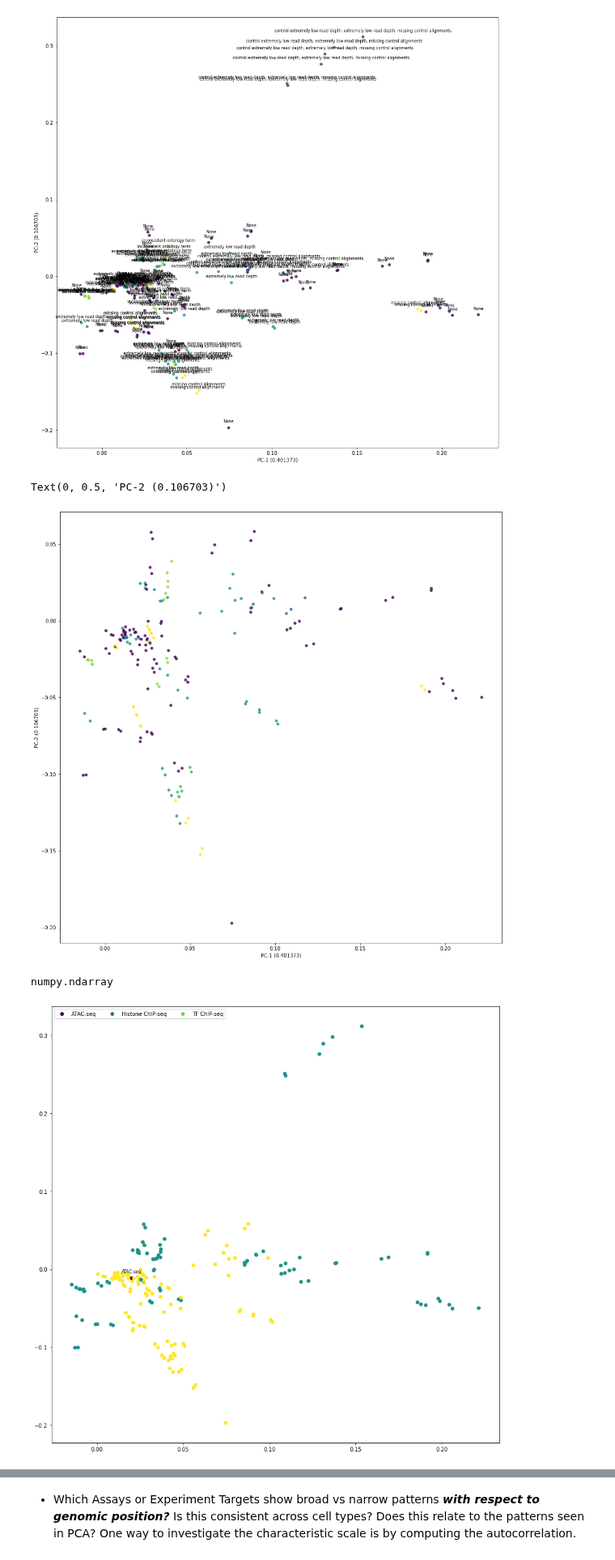
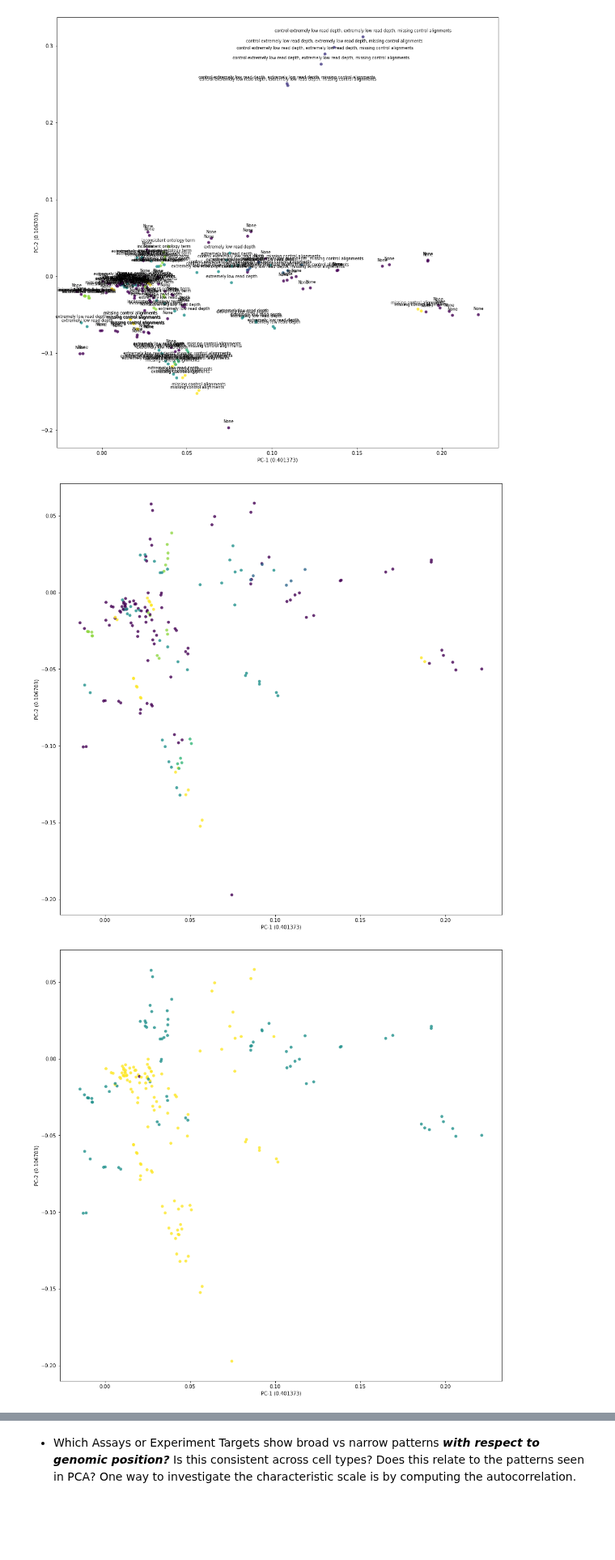
Before and after one commit to Fudenberg-Research-Group/qbio577_fall2022, a Jupyter notebook: encode-bigwig-eda.ipynb, the cells around one changed output, grey strips where cells are left out. Shown at 81% size. Cells and saved outputs as stored; diff of their text form; code cells hidden in the pictures; blank space fills up the shorter version.

```diff
--- a/encode-bigwig-eda.ipynb
+++ b/encode-bigwig-eda.ipynb
@@ -75,56 +66,14 @@ plot_pca(pca,bigwig_metadata=bigwig_metadata, metadata_label_column="Audit ERROR
 # %% [output]
 [figure]
 # %%
-labels = [bigwig_metadata.query(
-            "`File accession`==@ file_accession ").loc[:,"Audit ERROR"].values[0]
-          for file_accession in pca.feature_names_in_]
-
-indices = list(locate(labels, lambda x: x == "control extremely low read depth, extremely low read depth, missing control alignments"))
-# X_filtered = X.drop(X.columns[indices], axis=1)
-
-
-le = sklearn.preprocessing.LabelEncoder()
-le = le.fit(labels)
-labels_transformed = le.transform(labels)
-
-plt.figure(figsize=(16,16))
-plt.scatter(np.delete(pca.components_[0], indices, 0),
-            np.delete(pca.components_[1], indices, 0),
-            c = np.delete(labels_transformed, indices, 0),
-            alpha=0.8,
-            lw=0)
-plt.xlabel("PC-1 (%f)" % pca.explained_variance_ratio_[0])
-plt.ylabel("PC-2 (%f)" % pca.explained_variance_ratio_[1])
+plot_pca(pca,bigwig_metadata=bigwig_metadata, metadata_label_column="Audit ERROR", label_display=False, figsize=(16,16), alpha=0.8,
+        filter_label_column="Audit ERROR",
+        filterby="control extremely low read depth, extremely low read depth, missing control alignments")
 # %% [output]
-Text(0, 0.5, 'PC-2 (0.106703)')
 [figure]
 # %%
-labels = [bigwig_metadata.query(
-            "`File accession`==@ file_accession ").loc[:,"Assay"].values[0]
-          for file_accession in pca.feature_names_in_]
-le = sklearn.preprocessing.LabelEncoder()
-le = le.fit(labels)
-labels_transformed = le.transform(labels)
-le_name_mapping = dict(zip(le.classes_, le.transform(le.classes_)))
-
-fig, ax = plt.subplots(figsize=(15,15))
-s = ax.scatter(pca.components_[0],pca.components_[1], c=labels_transformed)
-legend1 = ax.legend(*s.legend_elements(num=len(le.classes_)),
-                    ncol=3, loc="upper left")
-
-for i in range(0,len(le.classes_)):
-  legend1.get_texts()[i].set_text(le.classes_[i])
-
-# display labels for data points on the plot
-for idx, (x,y) in enumerate(zip(pca.components_[0],pca.components_[1])):
-    label = labels[idx]
-    if label == "ATAC-seq":
-      plt.annotate(label, # this is the text
-                  (x,y), # these are the coordinates to position the label
-                  textcoords="offset points", # how to position the text
-                  xytext=(0,10), # distance from text to points (x,y)
-                  ha='center',
-                  fontsize=8) # horizontal alignment can be left, right or center
+plot_pca(pca,bigwig_metadata=bigwig_metadata, metadata_label_column="Assay", label_display=False, figsize=(16,16), alpha=0.8,
+        filter_label_column = "Audit ERROR",
+        filterby="control extremely low read depth, extremely low read depth, missing control alignments")
 # %% [output]
-numpy.ndarray
-[figure, old version]
+[figure, new version]
```
Also changed, not shown: parts of 3 cells of this notebook, 1 other file.
